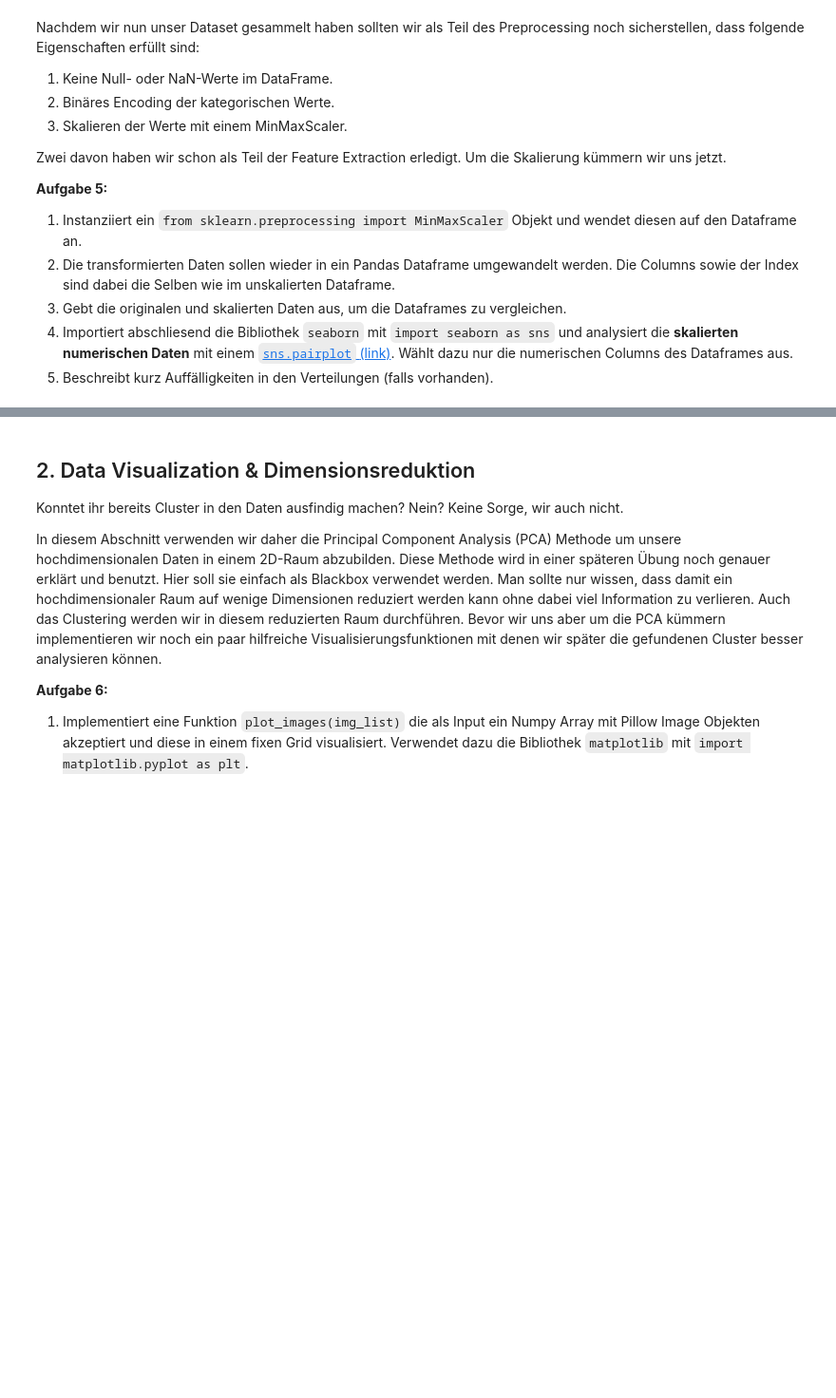
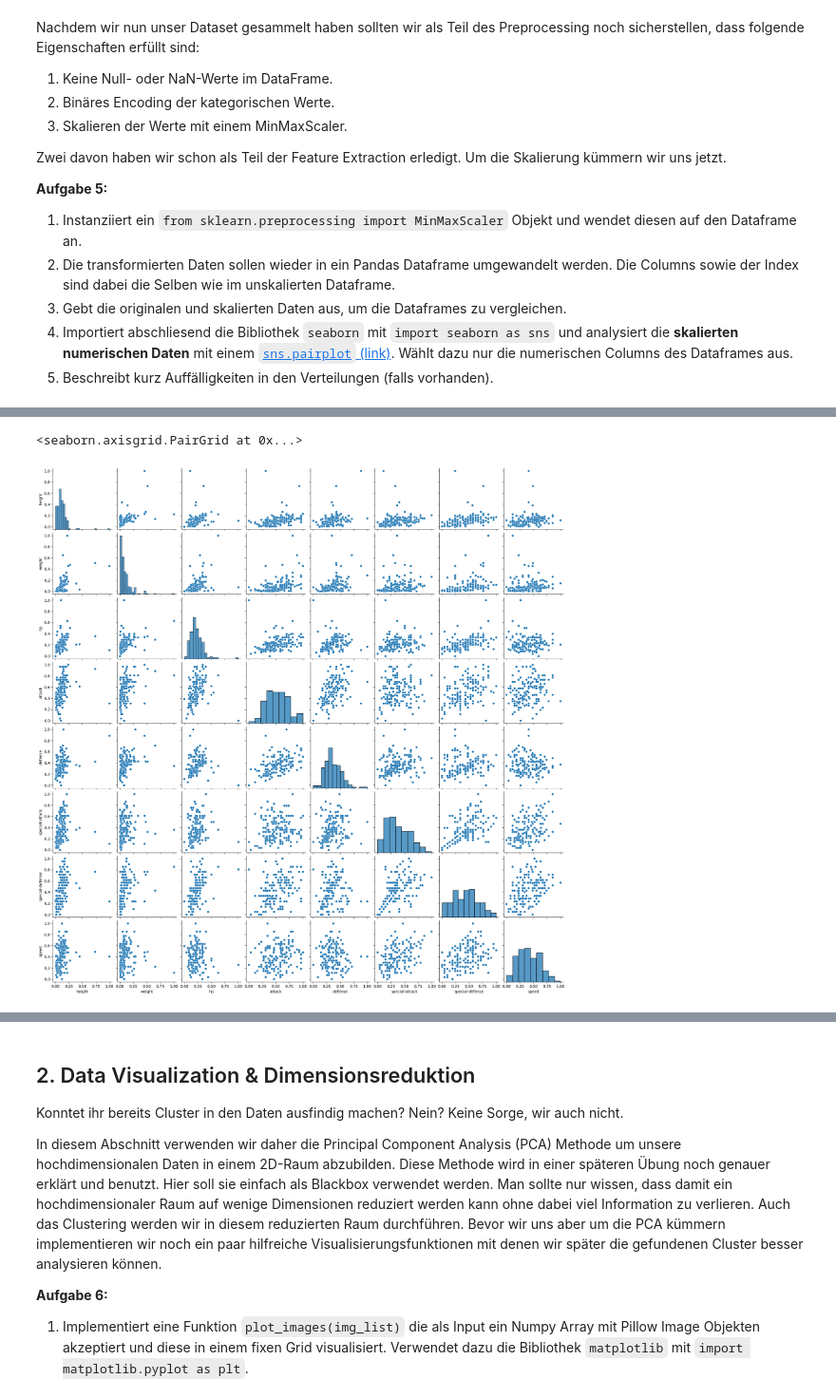
Before and after one commit to PatrykGadziomski/Data-Mining-and-Pattern-Recognition-HdM, a Jupyter notebook: Experiment 2/Versuch_PokemonClustering.ipynb, the cells around one changed output, grey strips where cells are left out. Shown at 95% size. Drawn from its saved outputs; the diff is of its cells as text; code cells hidden in the pictures; blank space fills up the shorter version.

```diff
--- a/Experiment 2/Versuch_PokemonClustering.ipynb
+++ b/Experiment 2/Versuch_PokemonClustering.ipynb
@@ -467,0 +579,6 @@ Zwei davon haben wir schon als Teil der Feature Extraction erledigt. Um die Skal
+# %%
+scaler = MinMaxScaler()
+# %%
+scaler.fit(pokemon_df)
+pokemon_df_scaled = scaler.transform(pokemon_df)
+pokemon_df_scaled = pd.DataFrame(pokemon_df_scaled, columns=pokemon_df.columns, index=pokemon_df.index)
@@ -467,0 +607,3 @@ Zwei davon haben wir schon als Teil der Feature Extraction erledigt. Um die Skal
+# %%
+pokemon_df_scaled_sns = pokemon_df_scaled.iloc[:, :8]
+pokemon_df_scaled_sns.head()
@@ -467,0 +618,5 @@ Zwei davon haben wir schon als Teil der Feature Extraction erledigt. Um die Skal
+# %%
+sns.pairplot(pokemon_df_scaled_sns)
+# %% [output]
+<seaborn.axisgrid.PairGrid at 0x...>
+[figure, added]
```
Also changed, not shown: parts of 41 cells of this notebook.
